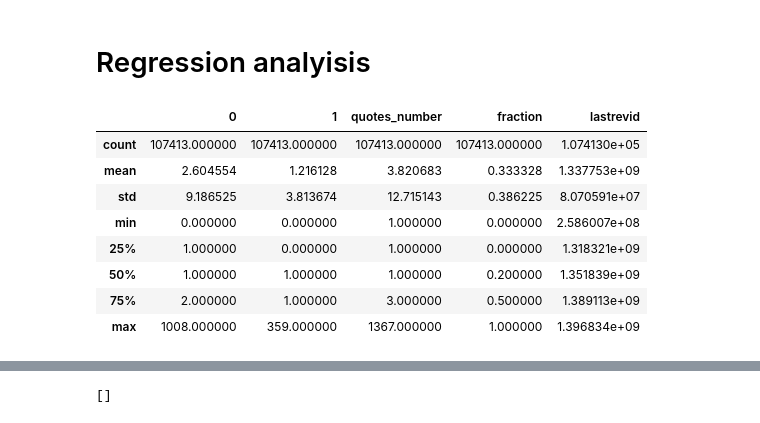
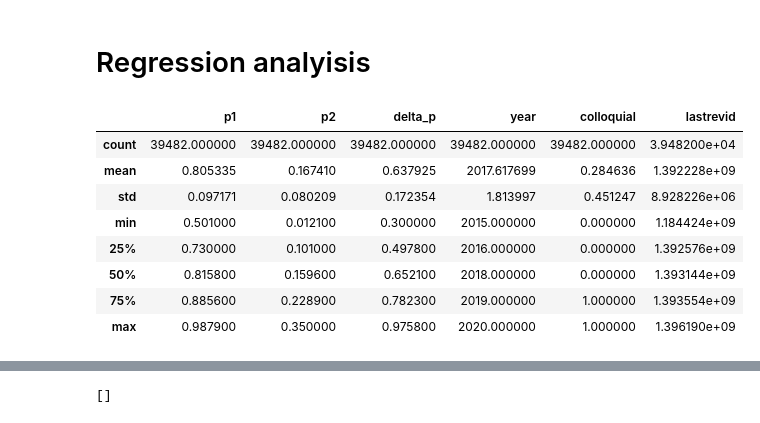
Before and after one commit to epfl-ada/ada-2021-project-adacadabra, a Jupyter notebook: ANALYSIS/Regression.ipynb, the cells around one changed output, grey strips where cells are left out. Cells and saved outputs as stored; diff of their text form; code cells hidden in the pictures.

```diff
--- a/ANALYSIS/Regression.ipynb
+++ b/ANALYSIS/Regression.ipynb
@@ -3,43 +3,43 @@
 # %%
 
 #importing the required modules
 import seaborn as sns
 from IPython.display import display, HTML
 import matplotlib.pyplot as plt
 import scipy.stats as stats
 import pandas as pd
 import numpy as np
 import seaborn as sns
 
 # Small adjustments to default style of plots, making sure it's readable and colorblind-friendly everywhere
 plt.style.use('seaborn-colorblind')
 plt.rcParams.update({'font.size' : 12.5,
                      'figure.figsize':(10,7)})
 
 #copy the path of the sample quotes: (to big to put in the git)
 #ALEX: 'C:/Users/alexb/Documents/Ecole/EPFL/MasterII/ADA/'
 #JULES: ...
 #MARIN: ...
 #NICO: ...
 
 
 path_2_data = 'C:/Users/alexb/Documents/Ecole/EPFL/MasterII/ADA/'
 
 
 #import the dataset sample
-df = pd.read_json(path_2_data + 'Speakers_aggregation.json.bz2',compression="bz2",lines=True)
+df = pd.read_json(path_2_data + 'polUS_quotes_speakers_merged.json.bz2',compression="bz2",lines=True)
 
 df.describe()
 # %% [output]
-|  | 0 | 1 | quotes_number | fraction | lastrevid |
-| count | 107413.000000 | 107413.000000 | 107413.000000 | 107413.000000 | 1.074130e+05 |
-| mean | 2.604554 | 1.216128 | 3.820683 | 0.333328 | 1.337753e+09 |
-| std | 9.186525 | 3.813674 | 12.715143 | 0.386225 | 8.070591e+07 |
-| min | 0.000000 | 0.000000 | 1.000000 | 0.000000 | 2.586007e+08 |
-| 25% | 1.000000 | 0.000000 | 1.000000 | 0.000000 | 1.318321e+09 |
-| 50% | 1.000000 | 1.000000 | 1.000000 | 0.200000 | 1.351839e+09 |
-| 75% | 2.000000 | 1.000000 | 3.000000 | 0.500000 | 1.389113e+09 |
-| max | 1008.000000 | 359.000000 | 1367.000000 | 1.000000 | 1.396834e+09 |
+|  | p1 | p2 | delta_p | year | colloquial | lastrevid |
+| count | 39482.000000 | 39482.000000 | 39482.000000 | 39482.000000 | 39482.000000 | 3.948200e+04 |
+| mean | 0.805335 | 0.167410 | 0.637925 | 2017.617699 | 0.284636 | 1.392228e+09 |
+| std | 0.097171 | 0.080209 | 0.172354 | 1.813997 | 0.451247 | 8.928226e+06 |
+| min | 0.501000 | 0.012100 | 0.300000 | 2015.000000 | 0.000000 | 1.184424e+09 |
+| 25% | 0.730000 | 0.101000 | 0.497800 | 2016.000000 | 0.000000 | 1.392576e+09 |
+| 50% | 0.815800 | 0.159600 | 0.652100 | 2018.000000 | 0.000000 | 1.393144e+09 |
+| 75% | 0.885600 | 0.228900 | 0.782300 | 2019.000000 | 1.000000 | 1.393554e+09 |
+| max | 0.987900 | 0.350000 | 0.975800 | 2020.000000 | 1.000000 | 1.396190e+09 |
 # %%
 df.head(60)
 # %% [output]
```
